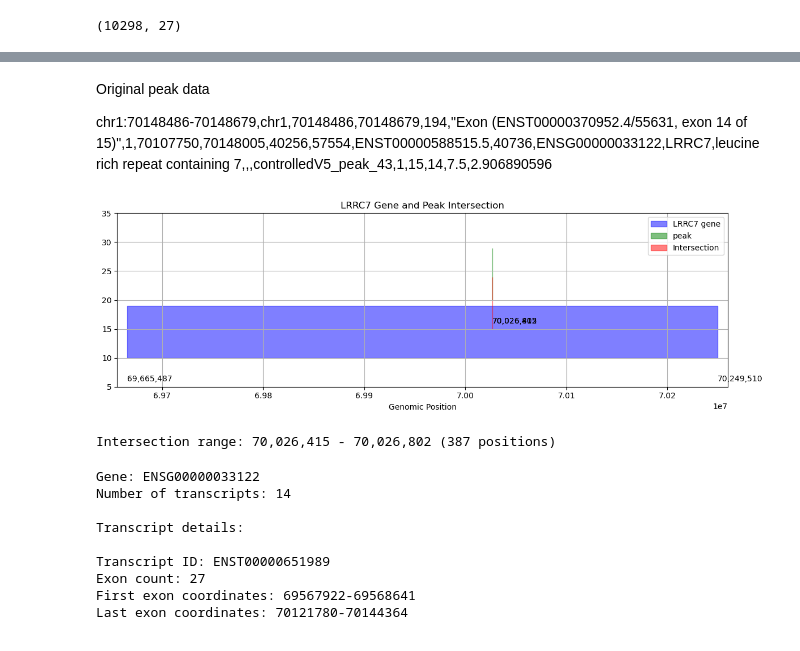
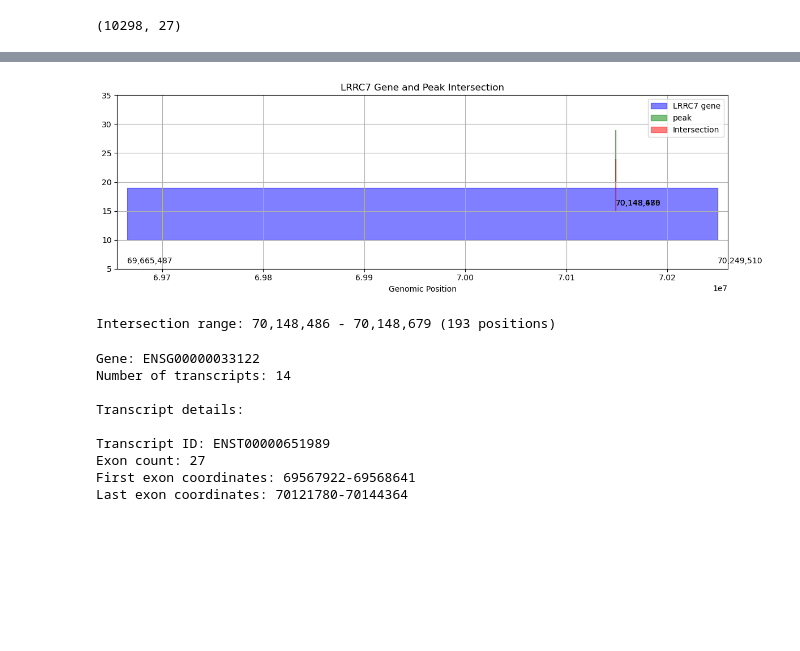
Before and after one commit to michal7kw/SRF_Snords, a Jupyter notebook: 6_overlap_peaks_DE_permisive.ipynb, the cells around one changed output, grey strips where cells are left out. Cells and saved outputs as stored; diff of their text form; code cells hidden in the pictures; blank space fills up the shorter version.

```diff
--- a/6_overlap_peaks_DE_permisive.ipynb
+++ b/6_overlap_peaks_DE_permisive.ipynb
@@ -349,17 +349,13 @@ enriched_overlaps_df3[(enriched_overlaps_df3.gene_name == 'LRRC7') & (enriched_o
 # %% [output]
 |  | exon_id | peak_id | peak_name | dexseq_name | chromosome | distance_to_peak | overlap_length | exon_log2fc | ... |
 | 4774 | E063 | 132 | chr1:70148486-70148679 | ENSG00000033122.21:E063 | chr1 | 635.5 | 0 | 0.354959 | ... |
-# %% [markdown]
-Original peak data
-
-chr1:70148486-70148679,chr1,70148486,70148679,194,"Exon (ENST00000370952.4/55631, exon 14 of 15)",1,70107750,70148005,40256,57554,ENST00000588515.5,40736,ENSG00000033122,LRRC7,leucine rich repeat containing 7,,,controlledV5_peak_43,1,15,14,7.5,2.906890596
 # %%
 import matplotlib.pyplot as plt
 import numpy as np
 
 # Define ranges
 range1 = (69665487, 70249510) # LRRC7 gene coordinates
-range2 = (70026415, 70026802) # peak coordinates
+range2 = (70148486, 70148679) # peak coordinates
 
 fig, ax = plt.subplots(figsize=(12, 4))
 
@@ -367,35 +363,35 @@ fig, ax = plt.subplots(figsize=(12, 4))
 ax.broken_barh([(range1[0], range1[1]-range1[0])], (10, 9), color='blue', alpha=0.5, label='LRRC7 gene')
 ax.broken_barh([(range2[0], range2[1]-range2[0])], (20, 9), color='green', alpha=0.5, label='peak')
 
 # Calculate and plot intersection
 intersection_start = max(range1[0], range2[0])
 intersection_end = min(range1[1], range2[1])
 ax.broken_barh([(intersection_start, intersection_end-intersection_start)], (15, 9),
                color='red', alpha=0.5, label='Intersection')
 
 # Customize plot
 ax.set_ylim(5, 35)
 ax.set_xlim(range1[0]-10000, range1[1]+10000)
 ax.set_xlabel('Genomic Position')
 ax.grid(True)
 ax.legend()
 
 # Add range labels
 for i, (start, end) in enumerate([(range1[0], range1[1]), (range2[0], range2[1])]):
     y = 10 if i == 0 else 20
     plt.text(start, y-3, f'{start:,}', verticalalignment='top')
     plt.text(end, y-3, f'{end:,}', verticalalignment='top')
 
 plt.title('LRRC7 Gene and Peak Intersection')
 plt.tight_layout()
 plt.show()
 
 # Calculate intersection size
 intersection_size = intersection_end - intersection_start
 print(f"Intersection range: {intersection_start:,} - {intersection_end:,} ({intersection_size:,} positions)")
 # %% [output]
-[figure, old version]
+[figure, new version]
-Intersection range: 70,026,415 - 70,026,802 (387 positions)
+Intersection range: 70,148,486 - 70,148,679 (193 positions)
 # %%
 import requests
 import json
```
Also changed, not shown: parts of 7 cells of this notebook, 4 other files.
